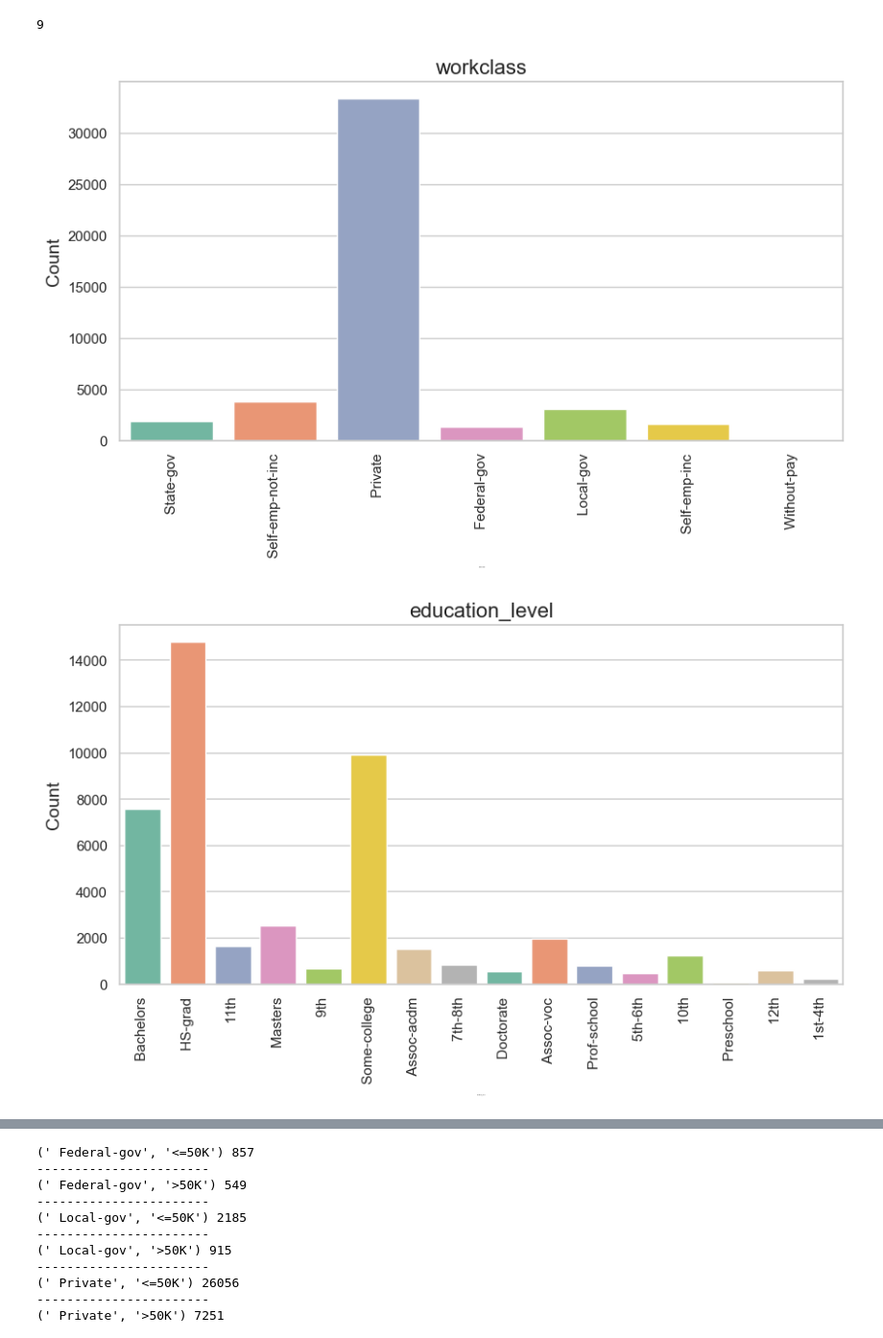
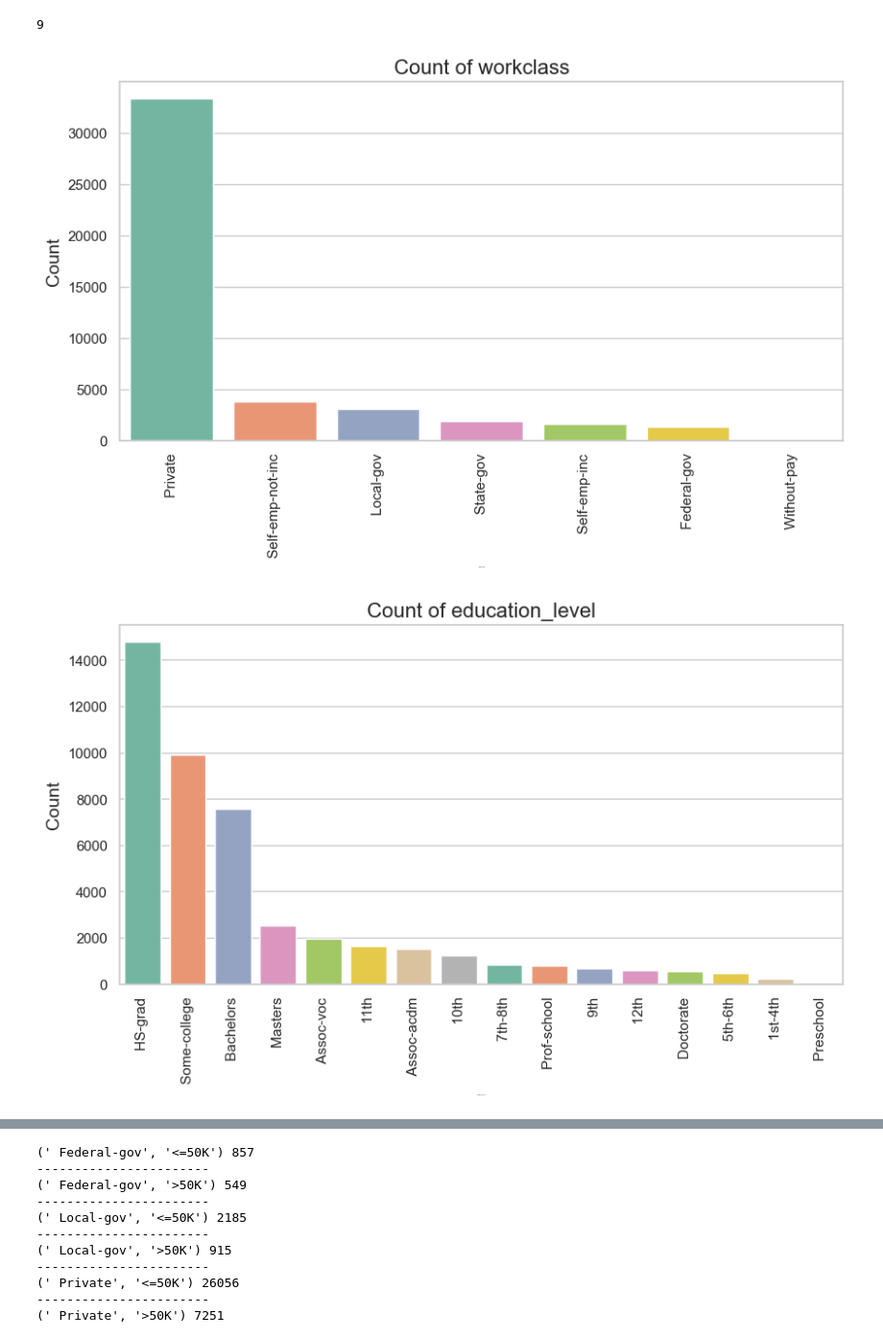
Before and after one commit to badicev/finding_donors, a Jupyter notebook: reproduce.ipynb, the cells around one changed output, grey strips where cells are left out. Shown at 96% size. Cells and saved outputs as stored; diff of their text form; code cells hidden in the pictures.

Commit message:
added images, ppt

```diff
--- a/reproduce.ipynb
+++ b/reproduce.ipynb
@@ -226,17 +226,17 @@ len(categorical_columns)
 9
 # %%
 #Başak's addition
-#counplot for categorical columns
+#ordered categorical columns
 for i in range(len(categorical_columns)):
     plt.figure(figsize=(10,5))
-    sns.countplot(x=categorical_columns[i], data=data, palette='Set2')
-    plt.title(categorical_columns[i], fontsize=16)
+    sns.countplot(x=categorical_columns[i], data=data, palette='Set2', order=data[categorical_columns[i]].value_counts().index)
+    plt.title('Count of {}'.format(categorical_columns[i]), fontsize=16)
     plt.xlabel(categorical_columns[i], fontsize=1)
     #xlabel rotation
     plt.xticks(rotation=90)
     plt.ylabel('Count', fontsize=14)
-    plt.savefig('visuals/{}.png'.format(categorical_columns[i]))
+    plt.savefig('visuals/count{}.png'.format(categorical_columns[i]))
     plt.show()
 # %% [output]
-[figure, old version]
+[figure, new version]
-[figure, old version]
+[figure, new version]
```
Also changed, not shown: parts of 22 cells of this notebook, 41 other files.
